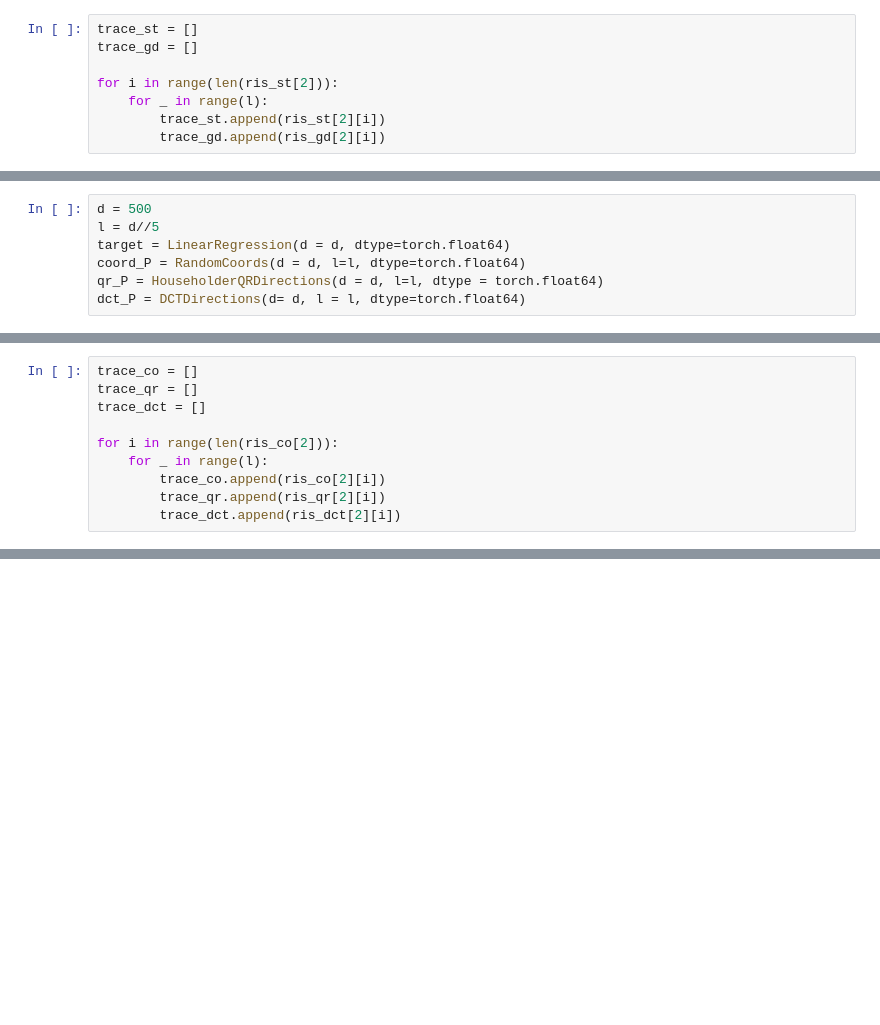
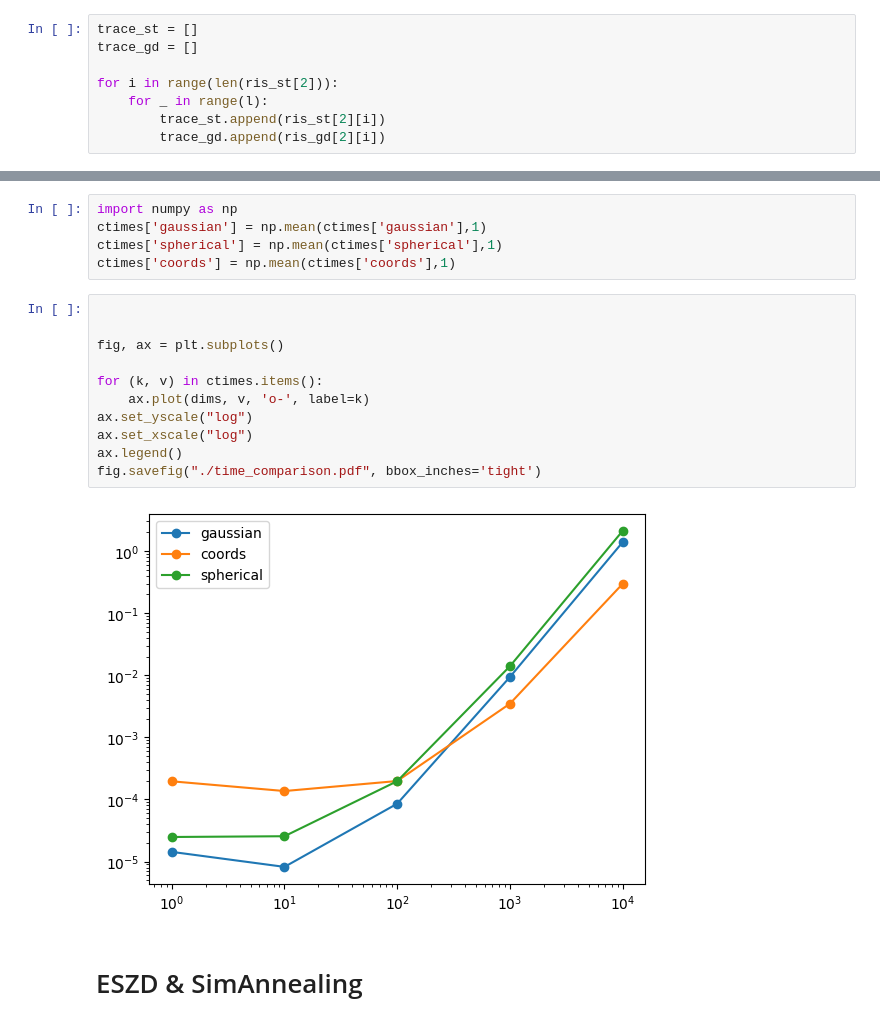
Before and after one commit to MarcoRando/fdopt, a Jupyter notebook: notebooks/structured_vs_random.ipynb, the cells around one changed output, grey strips where cells are left out. Drawn from its saved outputs; the diff is of its cells as text; blank space fills up the shorter version.

```diff
--- a/notebooks/structured_vs_random.ipynb
+++ b/notebooks/structured_vs_random.ipynb
@@ -105,7 +49,0 @@ class DCTDirections(DirectionMatrix):
-# %%
-d = 500
-l = d//5
-target = LinearRegression(d = d, dtype=torch.float64)
-coord_P = RandomCoords(d = d, l=l, dtype=torch.float64)
-qr_P = HouseholderQRDirections(d = d, l=l, dtype = torch.float64)
-dct_P = DCTDirections(d= d, l = l, dtype=torch.float64)
@@ -128,10 +49,0 @@ ris_dct = opt_dct.optimize(target, x0, T=T)
-# %%
-trace_co = []
-trace_qr = []
-trace_dct = []
-
-for i in range(len(ris_co[2])):
-    for _ in range(l):
-        trace_co.append(ris_co[2][i])
-        trace_qr.append(ris_qr[2][i])
-        trace_dct.append(ris_dct[2][i])
@@ -150,0 +85,20 @@ ax.legend(fontsize=14)
+# %%
+import numpy as np
+ctimes['gaussian'] = np.mean(ctimes['gaussian'],1)
+ctimes['spherical'] = np.mean(ctimes['spherical'],1)
+ctimes['coords'] = np.mean(ctimes['coords'],1)
+# %%
+
+
+fig, ax = plt.subplots()
+
+for (k, v) in ctimes.items():
+    ax.plot(dims, v, 'o-', label=k)
+ax.set_yscale("log")
+ax.set_xscale("log")
+ax.legend()
+fig.savefig("./time_comparison.pdf", bbox_inches='tight')
+# %% [output]
+[figure, added]
+# %% [markdown]
+# ESZD & SimAnnealing
```
Also changed, not shown: parts of 12 cells of this notebook, 39 other files.
